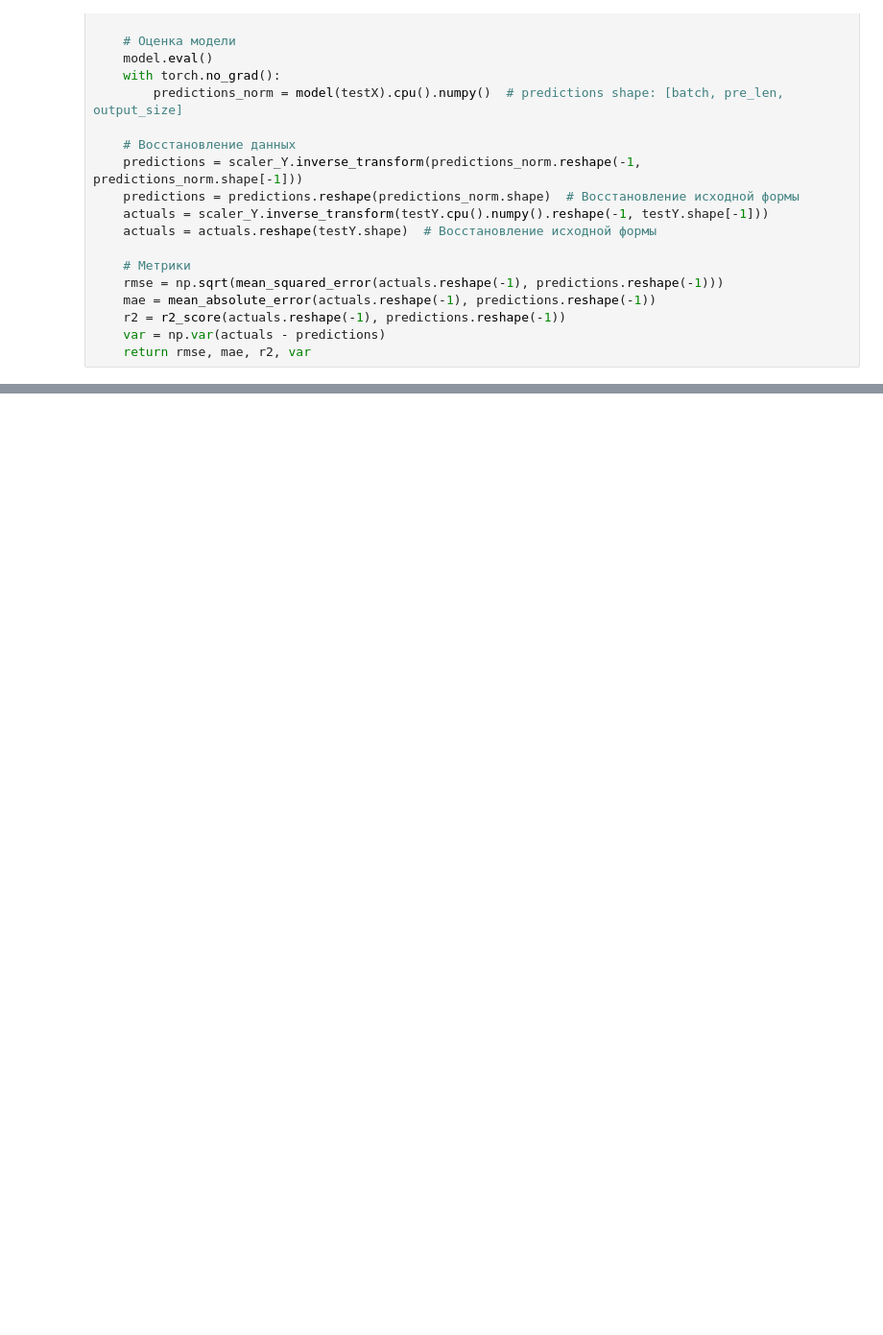
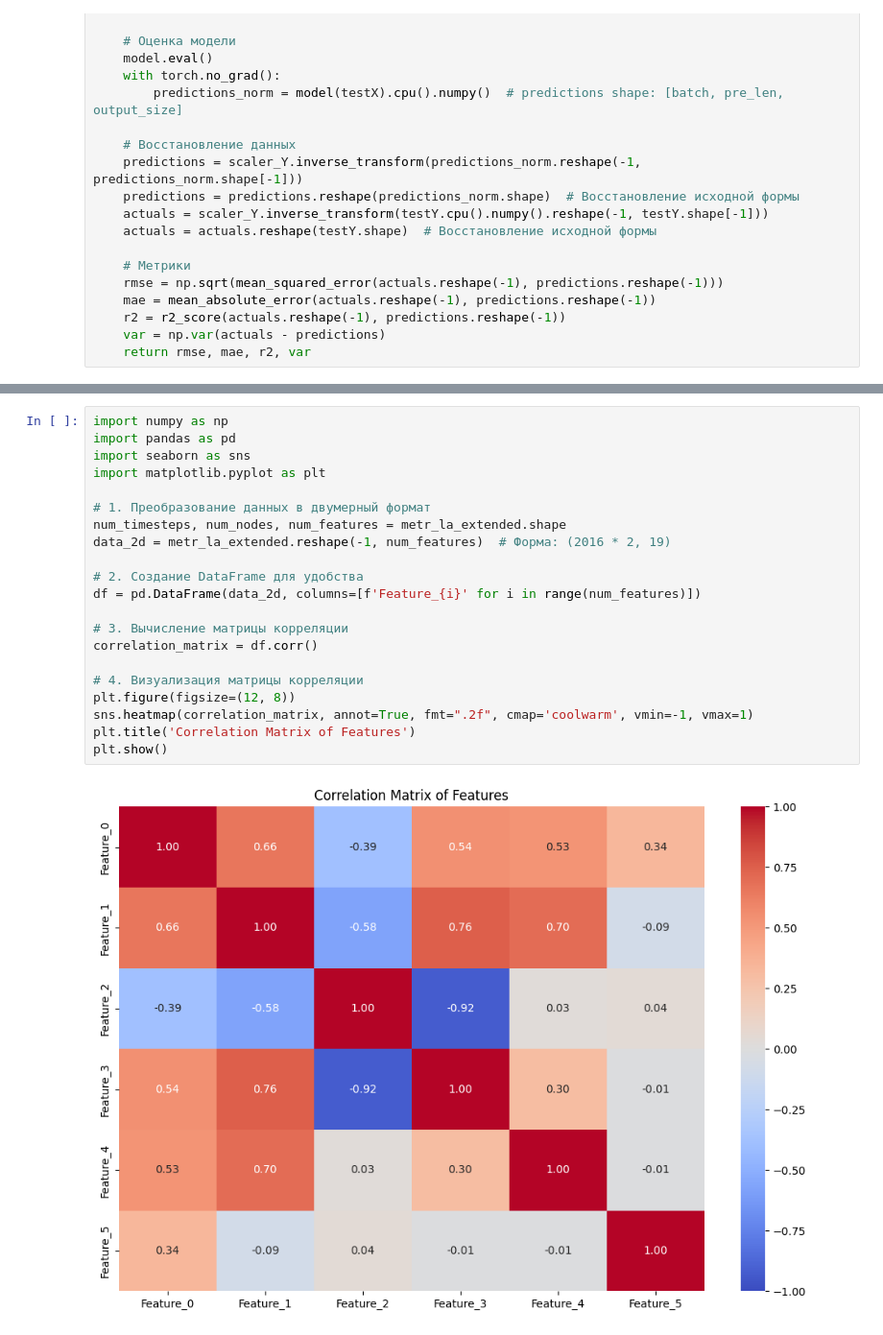
Before and after one commit to romanroff/ITMO_subjects, a Jupyter notebook: NIR/main_main/time series models + channels.ipynb, the cells around one changed output, grey strips where cells are left out. Shown at 96% size. Drawn from its saved outputs; the diff is of its cells as text; blank space fills up the shorter version.

```diff
--- a/NIR/main_main/time series models + channels.ipynb
+++ b/NIR/main_main/time series models + channels.ipynb
@@ -291,0 +422,23 @@ Epoch [100/300], Loss: 0.0214
+# %%
+import numpy as np
+import pandas as pd
+import seaborn as sns
+import matplotlib.pyplot as plt
+
+# 1. Преобразование данных в двумерный формат
+num_timesteps, num_nodes, num_features = metr_la_extended.shape
+data_2d = metr_la_extended.reshape(-1, num_features)  # Форма: (2016 * 2, 19)
+
+# 2. Создание DataFrame для удобства
+df = pd.DataFrame(data_2d, columns=[f'Feature_{i}' for i in range(num_features)])
+
+# 3. Вычисление матрицы корреляции
+correlation_matrix = df.corr()
+
+# 4. Визуализация матрицы корреляции
+plt.figure(figsize=(12, 8))
+sns.heatmap(correlation_matrix, annot=True, fmt=".2f", cmap='coolwarm', vmin=-1, vmax=1)
+plt.title('Correlation Matrix of Features')
+plt.show()
+# %% [output]
+[figure, added]
```
Also changed, not shown: parts of 6 cells of this notebook, 3 other files.
